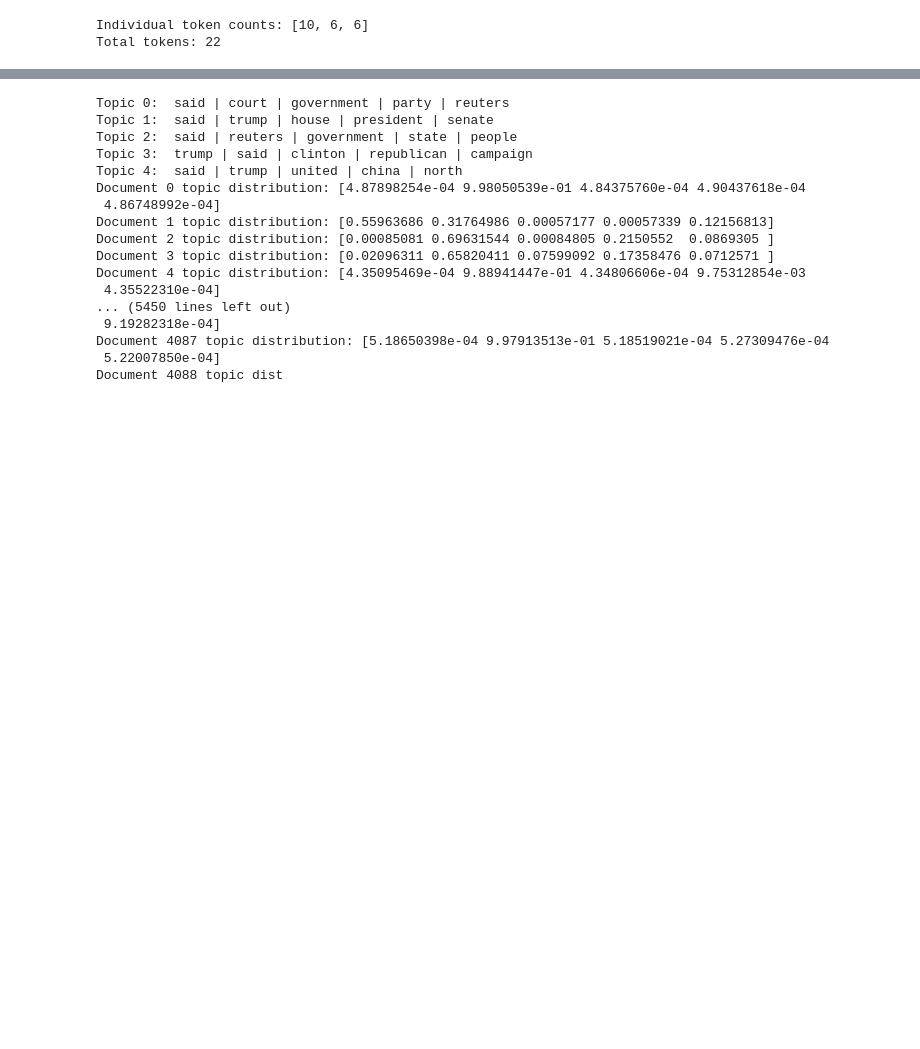
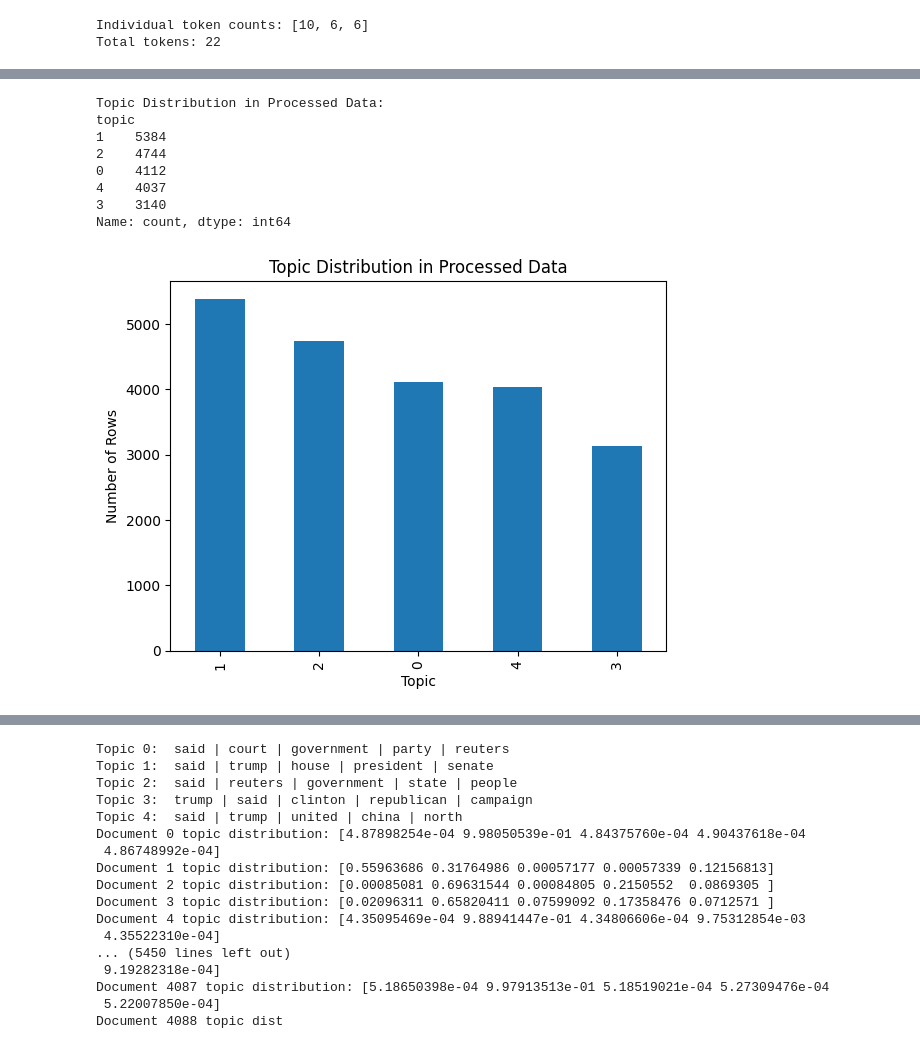
Before and after one commit to hbedros/ml-models-information-filtering, a Jupyter notebook: notebooks/model_evaluation.ipynb, the cells around one changed output, grey strips where cells are left out. Saved outputs shown, nothing was run; the diff lists cells and outputs as text; code cells hidden in the pictures; blank space fills up the shorter version.

```diff
--- a/notebooks/model_evaluation.ipynb
+++ b/notebooks/model_evaluation.ipynb
@@ -45,3 +47,33 @@ print("Total tokens:", counter.total_tokens(texts))
 # %% [output]
 Individual token counts: [10, 6, 6]
 Total tokens: 22
+# %%
+from tokenizer.token_counter import TokenCounter
+import pandas as pd
+from utils.utils import true_df  # Import true_df from utils
+
+# Initialize the token counter
+counter = TokenCounter("gpt-3.5-turbo")
+
+# Step 1: Count tokens in true_df
+true_texts = true_df['text'].tolist()  # Replace 'subject' with the appropriate column name
+true_token_counts = counter.count_batch(true_texts)
+true_total_tokens = counter.total_tokens(true_texts)
+
+print("=== Token Count for true_df ===")
+print("Individual token counts:", true_token_counts)
+print("Total tokens:", true_total_tokens)
+
+# Step 2: Count tokens in processed_true.csv
+processed_df = pd.read_csv("/Users/haigbedros/Desktop/MSDS/Capstone/CODE/ml-models-information-filtering/notebooks/processed_true.csv")
+processed_texts = processed_df['subject'].tolist()  # Replace 'subject' with the appropriate column name
+processed_token_counts = counter.count_batch(processed_texts)
+processed_total_tokens = counter.total_tokens(processed_texts)
+
+print("\n=== Token Count for processed_true.csv ===")
+print("Individual token counts:", processed_token_counts)
+print("Total tokens:", processed_total_tokens)
+
+# Step 3: Calculate token reduction rate
+token_reduction_rate = (true_total_tokens - processed_total_tokens) / true_total_tokens * 100
+print(f"\nToken Reduction Rate: {token_reduction_rate:.2f}%")
@@ -47,0 +118,24 @@ Total tokens: 22
+# %%
+# Analyze topic distribution in processed_true.csv
+topic_counts = processed_df['topic'].value_counts()
+print("Topic Distribution in Processed Data:")
+print(topic_counts)
+
+# Visualize the topic distribution
+import matplotlib.pyplot as plt
+
+topic_counts.plot(kind='bar')
+plt.title("Topic Distribution in Processed Data")
+plt.xlabel("Topic")
+plt.ylabel("Number of Rows")
+plt.show()
+# %% [output]
+Topic Distribution in Processed Data:
+topic
+1    5384
+2    4744
+0    4112
+4    4037
+3    3140
+Name: count, dtype: int64
+[figure, added]
```
Also changed, not shown: parts of 4 cells of this notebook, 6 other files.
